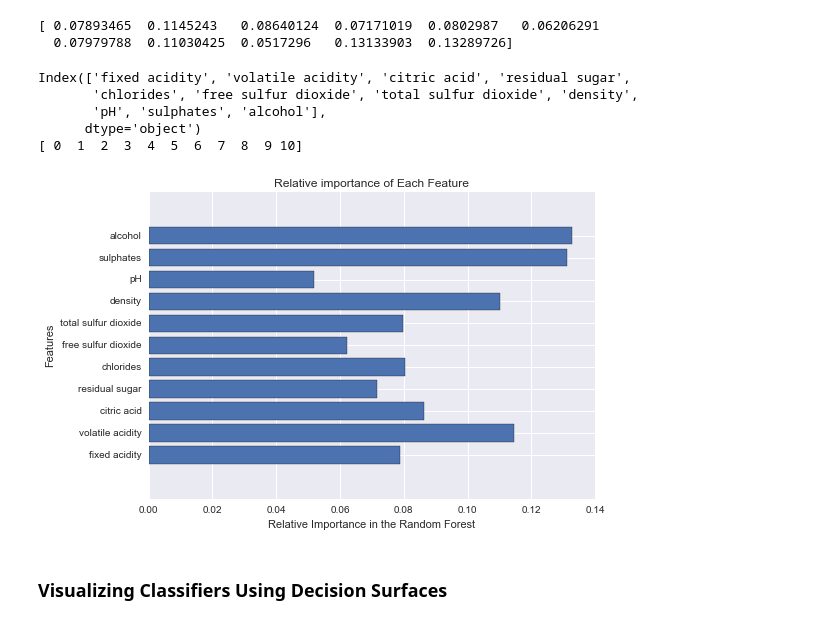
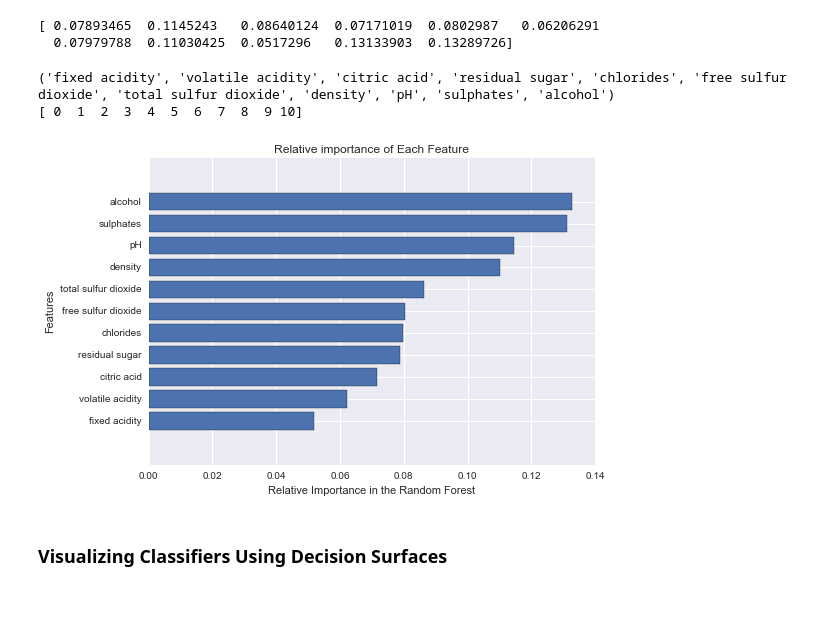
Before and after one commit to xuwenyihust/Wine-Quality, a Jupyter notebook: wine_quality.ipynb, the cells around one changed output. Drawn from its saved outputs; the diff is of its cells as text; code cells hidden in the pictures.

```diff
--- a/wine_quality.ipynb
+++ b/wine_quality.ipynb
@@ -303,25 +303,24 @@ print(importance_list)
   0.07979788  0.11030425  0.0517296   0.13133903  0.13289726]
 # %%
 name_list = df.columns[:-1]
+# Sort by the importance
+importance_list, name_list = zip(*sorted(zip(importance_list, name_list)))
 y_pos = np.arange(len(name_list))
 
 print(name_list)
 print(y_pos)
 # %% [output]
-Index(['fixed acidity', 'volatile acidity', 'citric acid', 'residual sugar',
-       'chlorides', 'free sulfur dioxide', 'total sulfur dioxide', 'density',
-       'pH', 'sulphates', 'alcohol'],
-      dtype='object')
+('fixed acidity', 'volatile acidity', 'citric acid', 'residual sugar', 'chlorides', 'free sulfur dioxide', 'total sulfur dioxide', 'density', 'pH', 'sulphates', 'alcohol')
 [ 0  1  2  3  4  5  6  7  8  9 10]
 # %%
-plt.barh(range(len(name_list)),importance_list,align='center')
+plt.barh(y_pos,importance_list,align='center')
 plt.yticks(range(len(name_list)),name_list)
 
 plt.xlabel('Relative Importance in the Random Forest')
 plt.ylabel('Features')
 plt.title('Relative importance of Each Feature')
 plt.show()
 # %% [output]
-[figure, old version]
+[figure, new version]
 # %% [markdown]
 ### Visualizing Classifiers Using Decision Surfaces
```
